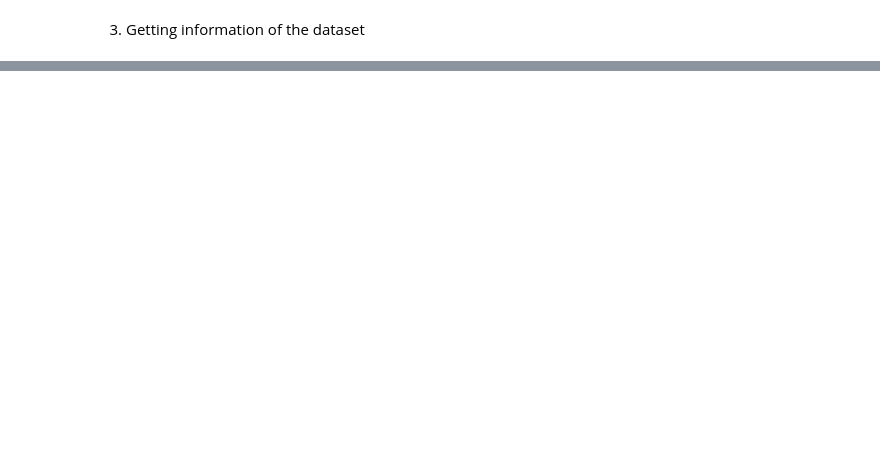
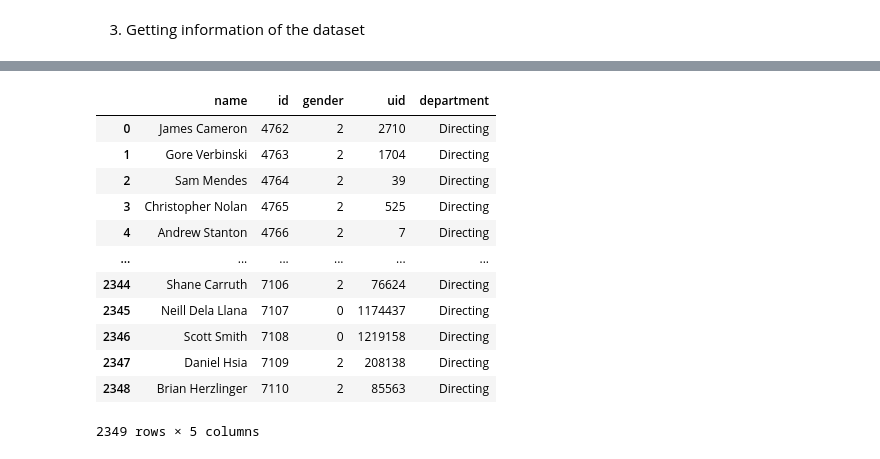
Before and after one commit to Naveen-Karanamu/IMDB-Dataset-Analysis, a Jupyter notebook: main.ipynb, the cells around one changed output, grey strips where cells are left out. Drawn from its saved outputs; the diff is of its cells as text; code cells hidden in the pictures; blank space fills up the shorter version.

```diff
--- a/main.ipynb
+++ b/main.ipynb
@@ -69,0 +105,7 @@ memory usage: 484.9+ KB
+# %%
+# Queried the directors
+cur.execute("SELECT * FROM directors")
+directors=cur.fetchall()
+
+# Calling the directors var
+directors
@@ -69,0 +130,4 @@ memory usage: 484.9+ KB
+# %%
+# converting the directors data into a DataFrame
+directors=pd.DataFrame(directors, columns=["name", "id", "gender", "uid", 'department'])
+directors
@@ -69,0 +283,16 @@ memory usage: 484.9+ KB
+# %%
+directors
+# %% [output]
+|  | name | id | gender | uid | department |
+| 0 | James Cameron | 4762 | 2 | 2710 | Directing |
+| 1 | Gore Verbinski | 4763 | 2 | 1704 | Directing |
+| 2 | Sam Mendes | 4764 | 2 | 39 | Directing |
+| 3 | Christopher Nolan | 4765 | 2 | 525 | Directing |
+| 4 | Andrew Stanton | 4766 | 2 | 7 | Directing |
+| ... | ... | ... | ... | ... | ... |
+| 2344 | Shane Carruth | 7106 | 2 | 76624 | Directing |
+| 2345 | Neill Dela Llana | 7107 | 0 | 1174437 | Directing |
+| 2346 | Scott Smith | 7108 | 0 | 1219158 | Directing |
+| 2347 | Daniel Hsia | 7109 | 2 | 208138 | Directing |
+| 2348 | Brian Herzlinger | 7110 | 2 | 85563 | Directing |
+2349 rows × 5 columns
```
Also changed, not shown: parts of 29 cells of this notebook.
